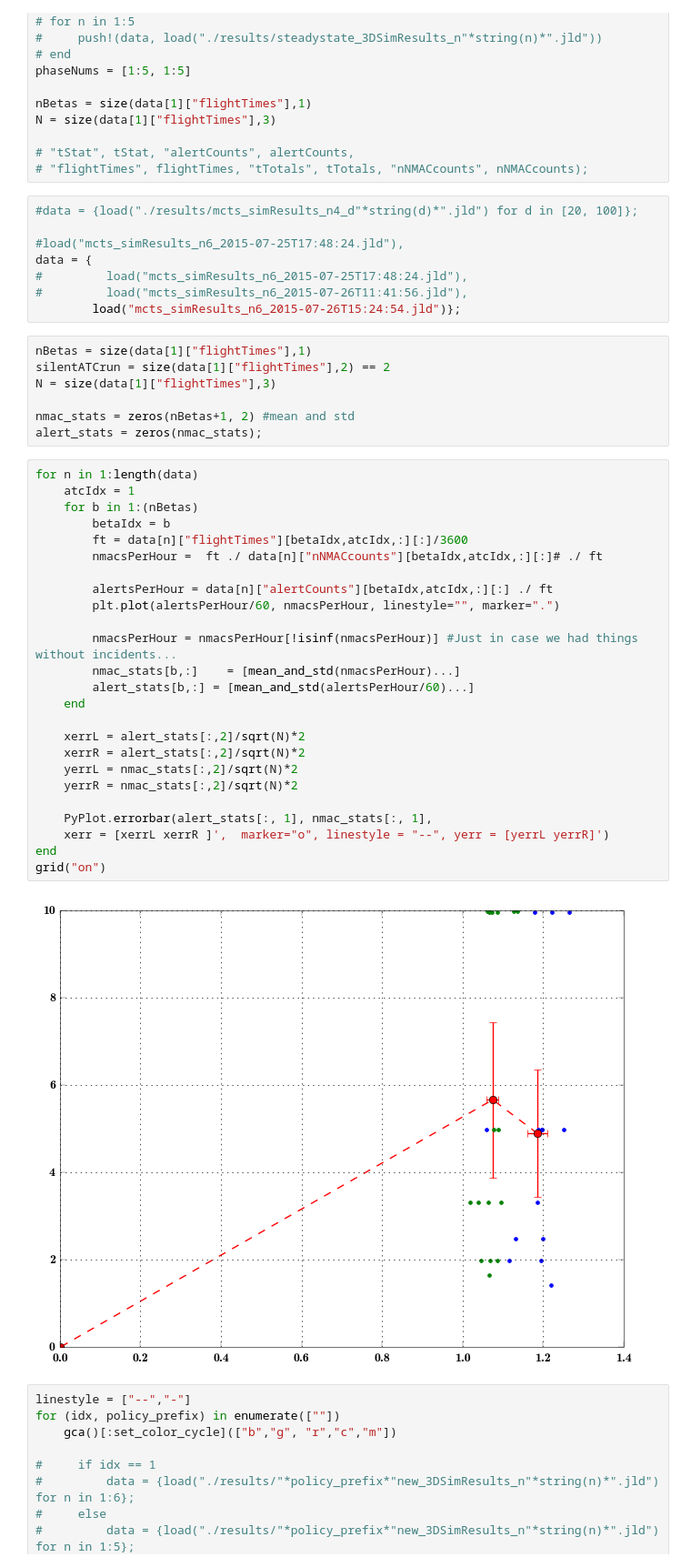
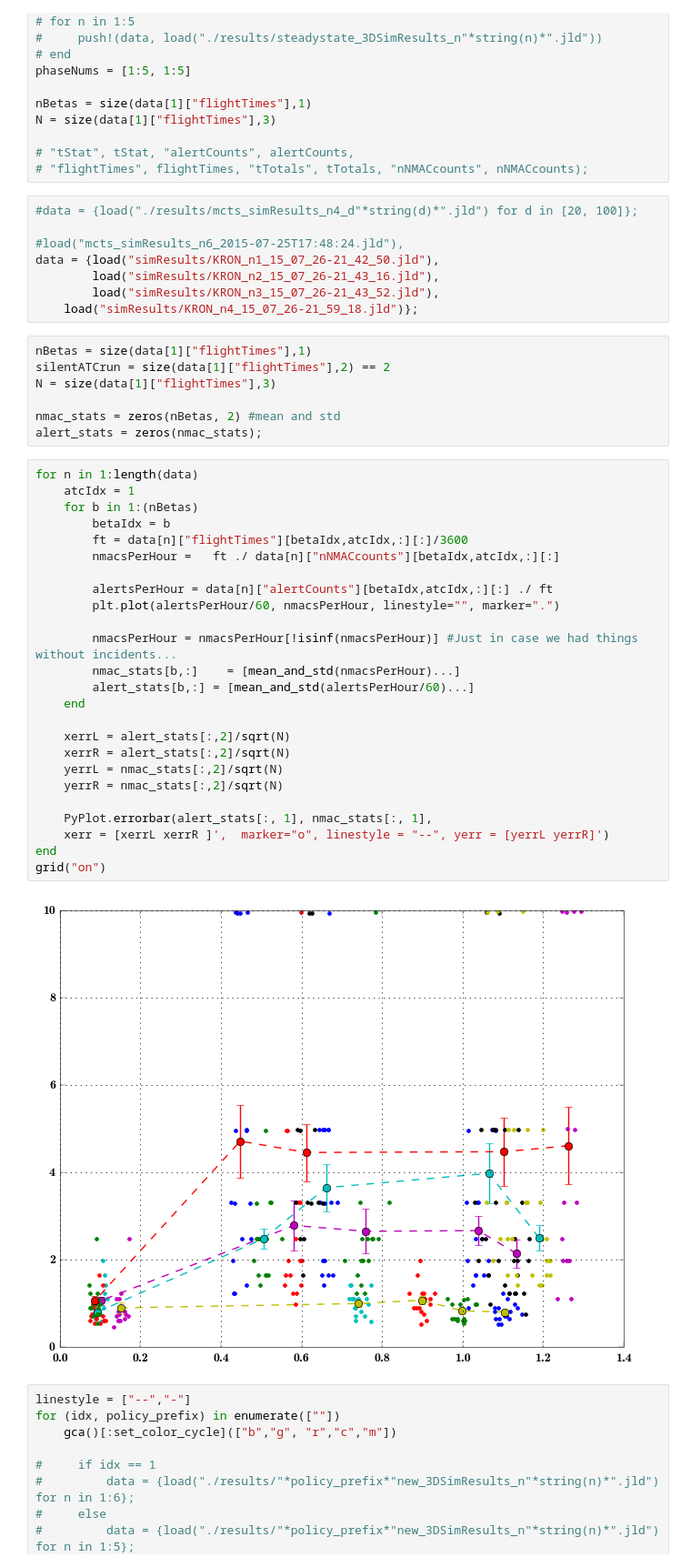
Before and after one commit to sisl/autoATC, a Jupyter notebook: CDC_3Dresults.ipynb, the cells around one changed output. Shown at 91% size. Cells and saved outputs as stored; diff of their text form.

Commit message:
trying to figure out compact indexing without need of memory. THIS BREAKS OLD POLCIES!!

```diff
--- a/CDC_3Dresults.ipynb
+++ b/CDC_3Dresults.ipynb
@@ -42,44 +42,44 @@ N = size(data[1]["flightTimes"],3)
 #data = {load("./results/mcts_simResults_n4_d"*string(d)*".jld") for d in [20, 100]};
 
 #load("mcts_simResults_n6_2015-07-25T17:48:24.jld"),
-data = {
-#         load("mcts_simResults_n6_2015-07-25T17:48:24.jld"),
-#         load("mcts_simResults_n6_2015-07-26T11:41:56.jld"),
-        load("mcts_simResults_n6_2015-07-26T15:24:54.jld")};
+data = {load("simResults/KRON_n1_15_07_26-21_42_50.jld"),
+        load("simResults/KRON_n2_15_07_26-21_43_16.jld"),
+        load("simResults/KRON_n3_15_07_26-21_43_52.jld"),
+    load("simResults/KRON_n4_15_07_26-21_59_18.jld")};
 # %%
 nBetas = size(data[1]["flightTimes"],1)
 silentATCrun = size(data[1]["flightTimes"],2) == 2
 N = size(data[1]["flightTimes"],3)
 
-nmac_stats = zeros(nBetas+1, 2) #mean and std
+nmac_stats = zeros(nBetas, 2) #mean and std
 alert_stats = zeros(nmac_stats);
 # %%
 for n in 1:length(data)
     atcIdx = 1
     for b in 1:(nBetas)
         betaIdx = b
         ft = data[n]["flightTimes"][betaIdx,atcIdx,:][:]/3600
-        nmacsPerHour =  ft ./ data[n]["nNMACcounts"][betaIdx,atcIdx,:][:]# ./ ft
+        nmacsPerHour =   ft ./ data[n]["nNMACcounts"][betaIdx,atcIdx,:][:]
 
         alertsPerHour = data[n]["alertCounts"][betaIdx,atcIdx,:][:] ./ ft
         plt.plot(alertsPerHour/60, nmacsPerHour, linestyle="", marker=".")
 
         nmacsPerHour = nmacsPerHour[!isinf(nmacsPerHour)] #Just in case we had things without incidents...
         nmac_stats[b,:]    = [mean_and_std(nmacsPerHour)...]
         alert_stats[b,:] = [mean_and_std(alertsPerHour/60)...]
     end
 
-    xerrL = alert_stats[:,2]/sqrt(N)*2
-    xerrR = alert_stats[:,2]/sqrt(N)*2
-    yerrL = nmac_stats[:,2]/sqrt(N)*2
-    yerrR = nmac_stats[:,2]/sqrt(N)*2
+    xerrL = alert_stats[:,2]/sqrt(N)
+    xerrR = alert_stats[:,2]/sqrt(N)
+    yerrL = nmac_stats[:,2]/sqrt(N)
+    yerrR = nmac_stats[:,2]/sqrt(N)
 
     PyPlot.errorbar(alert_stats[:, 1], nmac_stats[:, 1],
     xerr = [xerrL xerrR ]',  marker="o", linestyle = "--", yerr = [yerrL yerrR]')
 end
 grid("on")
 # %% [output]
-[figure, old version]
+[figure, new version]
 # %%
 linestyle = ["--","-"]
 for (idx, policy_prefix) in enumerate([""])
```
Also changed, not shown: 8 other files.
